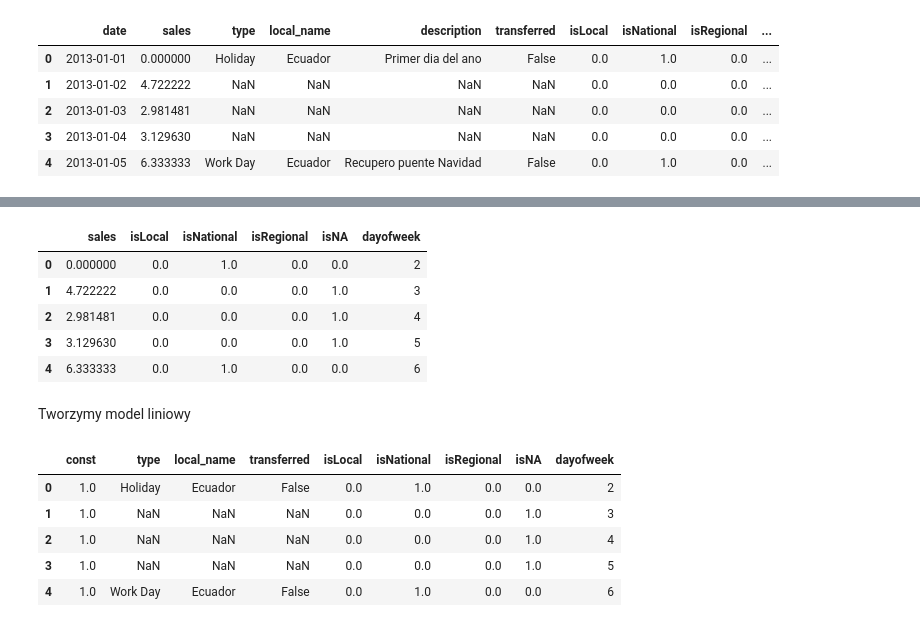
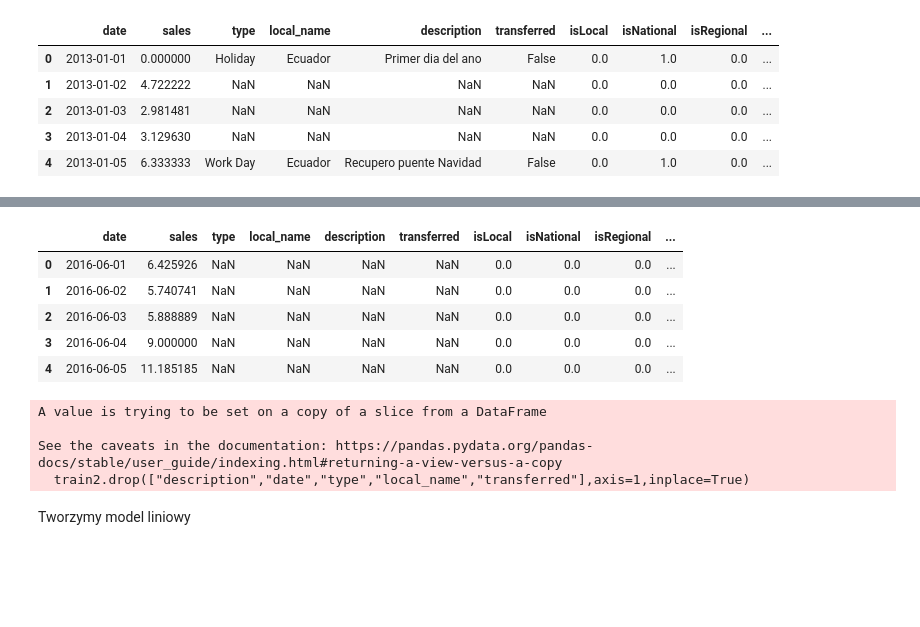
Before and after one commit to ndzadz/WTUM_12_2022, a Jupyter notebook: modelling_v2.ipynb, the cells around one changed output, grey strips where cells are left out. Drawn from its saved outputs; the diff is of its cells as text; code cells hidden in the pictures; blank space fills up the shorter version.

```diff
--- a/modelling_v2.ipynb
+++ b/modelling_v2.ipynb
@@ -146,14 +123,21 @@ final_train_automotive.head()
+# %%
+test2.head()
+# %% [output]
+|  | date | sales | type | local_name | description | transferred | isLocal | isNational | isRegional | ... |
+| 0 | 2016-06-01 | 6.425926 | NaN | NaN | NaN | NaN | 0.0 | 0.0 | 0.0 | ... |
+| 1 | 2016-06-02 | 5.740741 | NaN | NaN | NaN | NaN | 0.0 | 0.0 | 0.0 | ... |
+| 2 | 2016-06-03 | 5.888889 | NaN | NaN | NaN | NaN | 0.0 | 0.0 | 0.0 | ... |
+| 3 | 2016-06-04 | 9.000000 | NaN | NaN | NaN | NaN | 0.0 | 0.0 | 0.0 | ... |
+| 4 | 2016-06-05 | 11.185185 | NaN | NaN | NaN | NaN | 0.0 | 0.0 | 0.0 | ... |
 # %%
-final_train_automotive.drop(["description","date","type","local_name","transferred"],axis=1,inplace=True)
+train2_date = train2.copy()
+train2.drop(["description","date","type","local_name","transferred"],axis=1,inplace=True)
+test2.drop(["description","date","type","local_name","transferred"],axis=1,inplace=True)
+# %% [output]
+A value is trying to be set on a copy of a slice from a DataFrame
+
+See the caveats in the documentation: https://pandas.pydata.org/pandas-docs/stable/user_guide/indexing.html#returning-a-view-versus-a-copy
+  train2.drop(["description","date","type","local_name","transferred"],axis=1,inplace=True)
-# %%
-final_train_automotive.head()
-# %% [output]
-|  | sales | isLocal | isNational | isRegional | isNA | dayofweek |
-| 0 | 0.000000 | 0.0 | 1.0 | 0.0 | 0.0 | 2 |
-| 1 | 4.722222 | 0.0 | 0.0 | 0.0 | 1.0 | 3 |
-| 2 | 2.981481 | 0.0 | 0.0 | 0.0 | 1.0 | 4 |
-| 3 | 3.129630 | 0.0 | 0.0 | 0.0 | 1.0 | 5 |
-| 4 | 6.333333 | 0.0 | 1.0 | 0.0 | 0.0 | 6 |
 # %% [markdown]
 Tworzymy model liniowy
 # %%
@@ -164,12 +146,3 @@ y = pd.DataFrame(Y)
-# %%
-x.head()
-# %% [output]
-|  | const | type | local_name | transferred | isLocal | isNational | isRegional | isNA | dayofweek |
-| 0 | 1.0 | Holiday | Ecuador | False | 0.0 | 1.0 | 0.0 | 0.0 | 2 |
-| 1 | 1.0 | NaN | NaN | NaN | 0.0 | 0.0 | 0.0 | 1.0 | 3 |
-| 2 | 1.0 | NaN | NaN | NaN | 0.0 | 0.0 | 0.0 | 1.0 | 4 |
-| 3 | 1.0 | NaN | NaN | NaN | 0.0 | 0.0 | 0.0 | 1.0 | 5 |
-| 4 | 1.0 | Work Day | Ecuador | False | 0.0 | 1.0 | 0.0 | 0.0 | 6 |
 # %%
 model = sm.OLS(Y,X).fit()
 # %%
```
Also changed, not shown: parts of 36 cells of this notebook.
